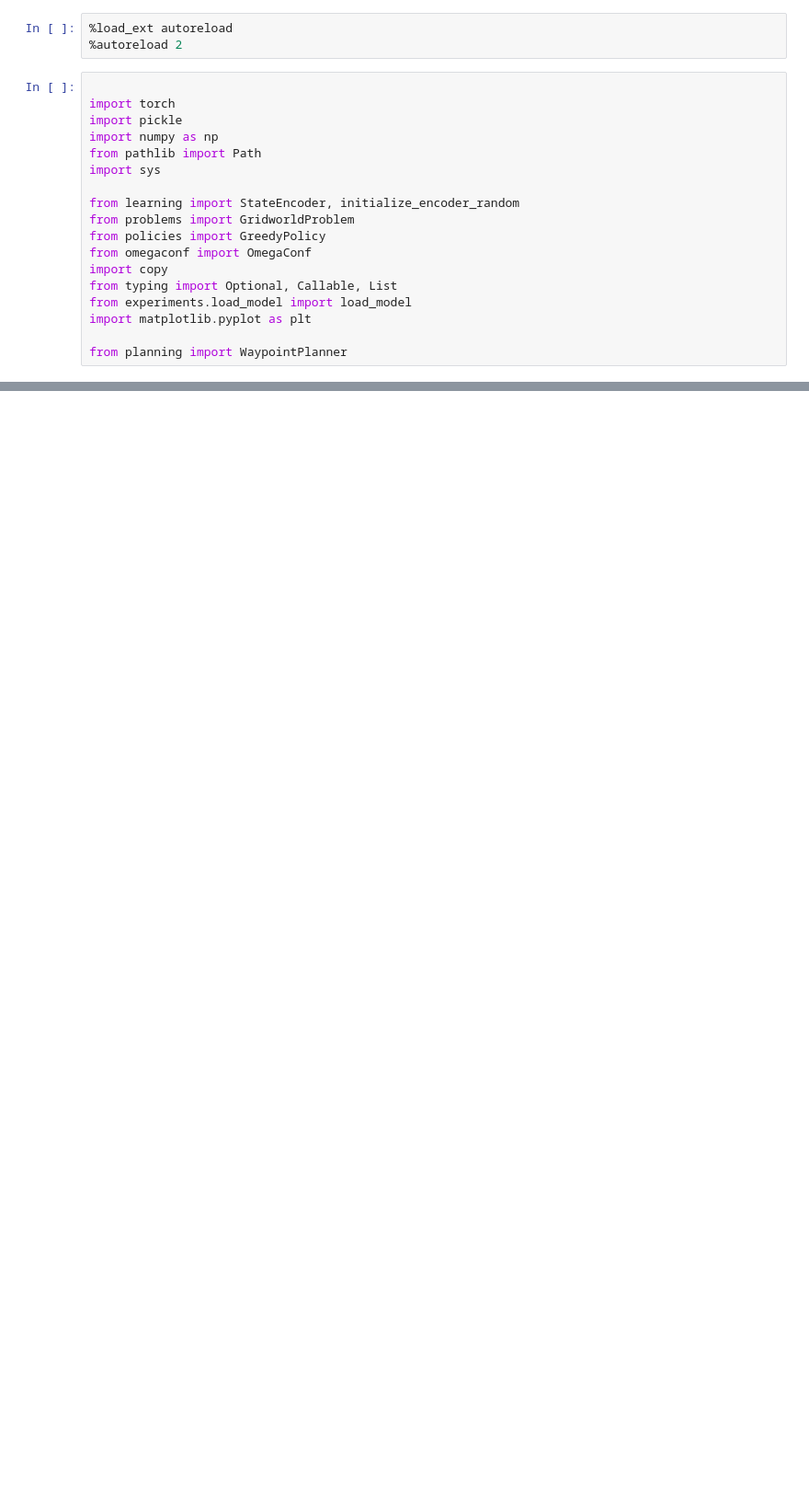
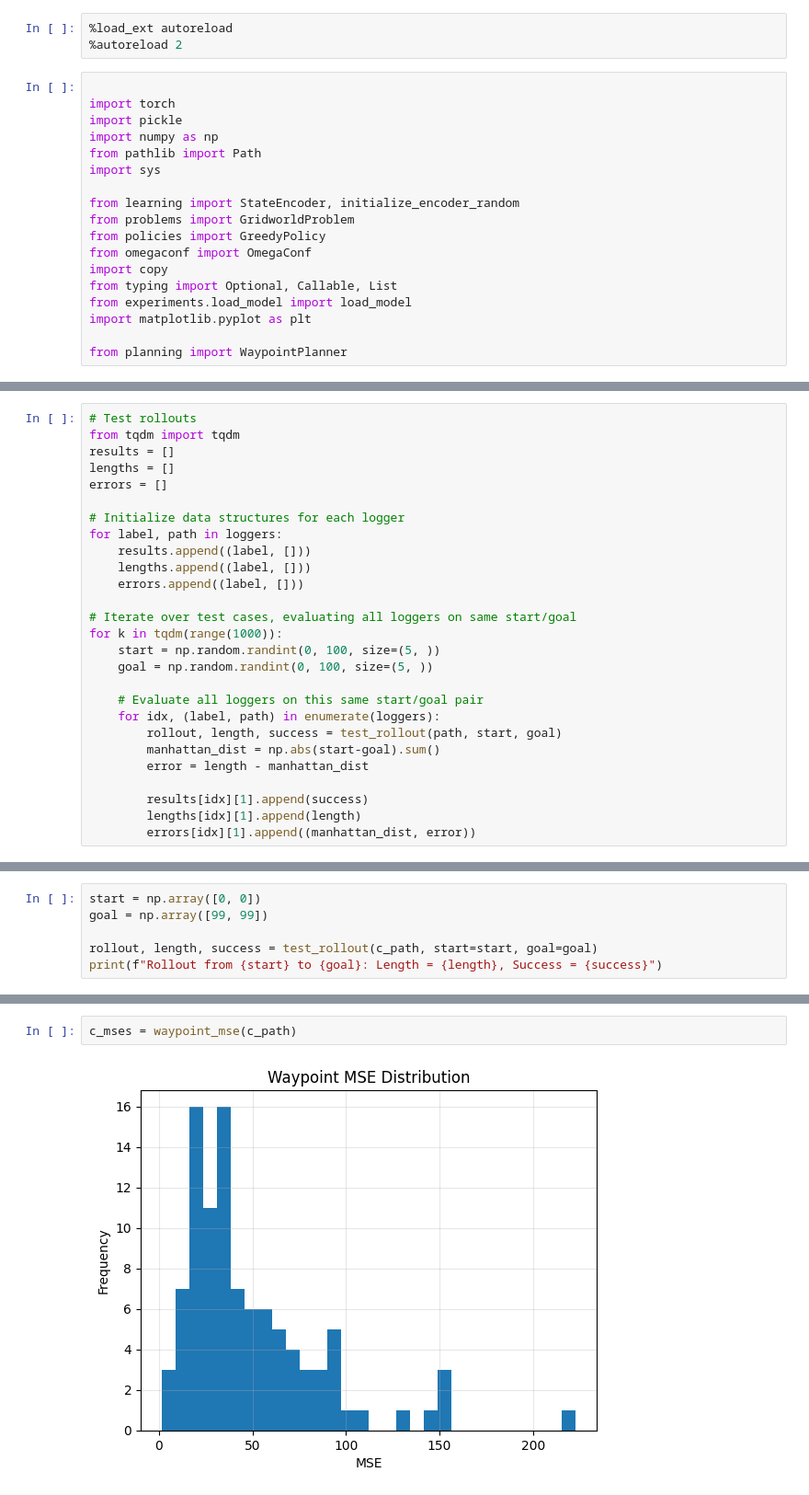
Before and after one commit to Dseg123/interp-planning, a Jupyter notebook: interp-planning-v2/vis_results.ipynb, the cells around one changed output, grey strips where cells are left out. Shown at 92% size. Saved outputs shown, nothing was run; the diff lists cells and outputs as text; blank space fills up the shorter version.

```diff
--- a/interp-planning-v2/vis_results.ipynb
+++ b/interp-planning-v2/vis_results.ipynb
@@ -140,0 +193,27 @@ History keys: dict_keys(['epochs', 'loss', 'accuracy', 'l2', 'learning_rate', 't
+# %%
+# Test rollouts
+from tqdm import tqdm
+results = []
+lengths = []
+errors = []
+
+# Initialize data structures for each logger
+for label, path in loggers:
+    results.append((label, []))
+    lengths.append((label, []))
+    errors.append((label, []))
+
+# Iterate over test cases, evaluating all loggers on same start/goal
+for k in tqdm(range(1000)):
+    start = np.random.randint(0, 100, size=(5, ))
+    goal = np.random.randint(0, 100, size=(5, ))
+
+    # Evaluate all loggers on this same start/goal pair
+    for idx, (label, path) in enumerate(loggers):
+        rollout, length, success = test_rollout(path, start, goal)
+        manhattan_dist = np.abs(start-goal).sum()
+        error = length - manhattan_dist
+
+        results[idx][1].append(success)
+        lengths[idx][1].append(length)
+        errors[idx][1].append((manhattan_dist, error))
@@ -140,0 +326,6 @@ History keys: dict_keys(['epochs', 'loss', 'accuracy', 'l2', 'learning_rate', 't
+# %%
+start = np.array([0, 0])
+goal = np.array([99, 99])
+
+rollout, length, success = test_rollout(c_path, start=start, goal=goal)
+print(f"Rollout from {start} to {goal}: Length = {length}, Success = {success}")
@@ -140,0 +403,4 @@ History keys: dict_keys(['epochs', 'loss', 'accuracy', 'l2', 'learning_rate', 't
+# %%
+c_mses = waypoint_mse(c_path)
+# %% [output]
+[figure, added]
```
Also changed, not shown: parts of 21 cells of this notebook, 11 other files.
